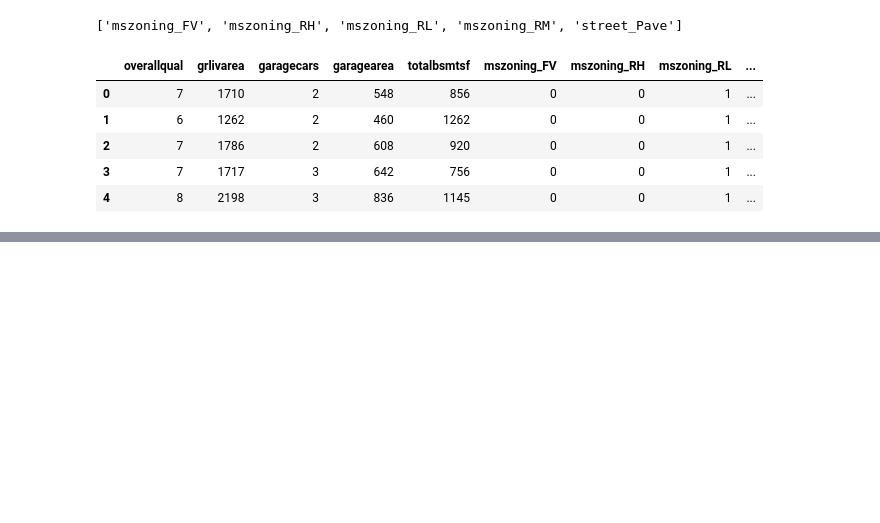
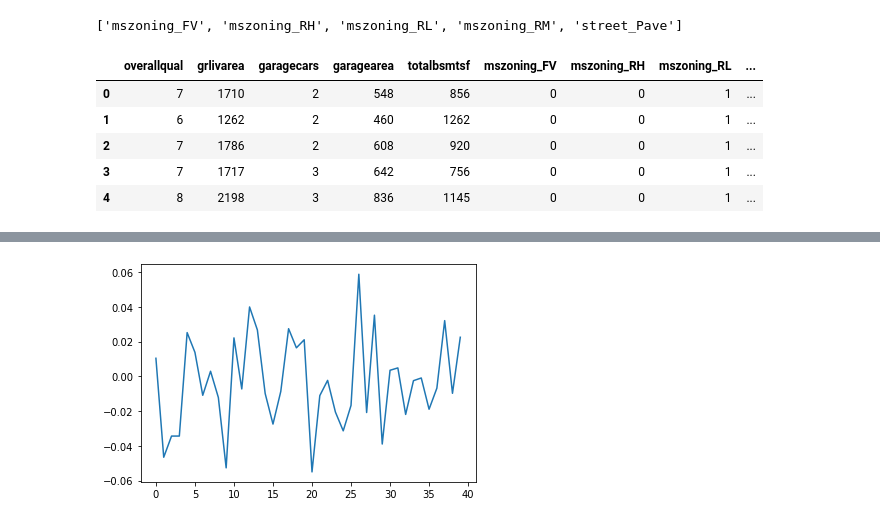
Before and after one commit to negar67/Python, a Jupyter notebook: HousePricePrediction.ipynb, the cells around one changed output, grey strips where cells are left out. Cells and saved outputs as stored; diff of their text form; code cells hidden in the pictures; blank space fills up the shorter version.

```diff
--- a/HousePricePrediction.ipynb
+++ b/HousePricePrediction.ipynb
@@ -266,0 +350,11 @@ strong multicollinearity or other numerical problems.
+# %%
+#Another way to check for Assumption 4 is by checking autocorrelation
+#if correlation of variable with itself is low, errors are uncorrelate
+from statsmodels.tsa.stattools import acf
+
+acf_data = acf(errors)
+
+plt.plot(acf_data[1:])
+plt.show()
+# %% [output]
+[figure, added]
```
Also changed, not shown: parts of 10 cells of this notebook.
